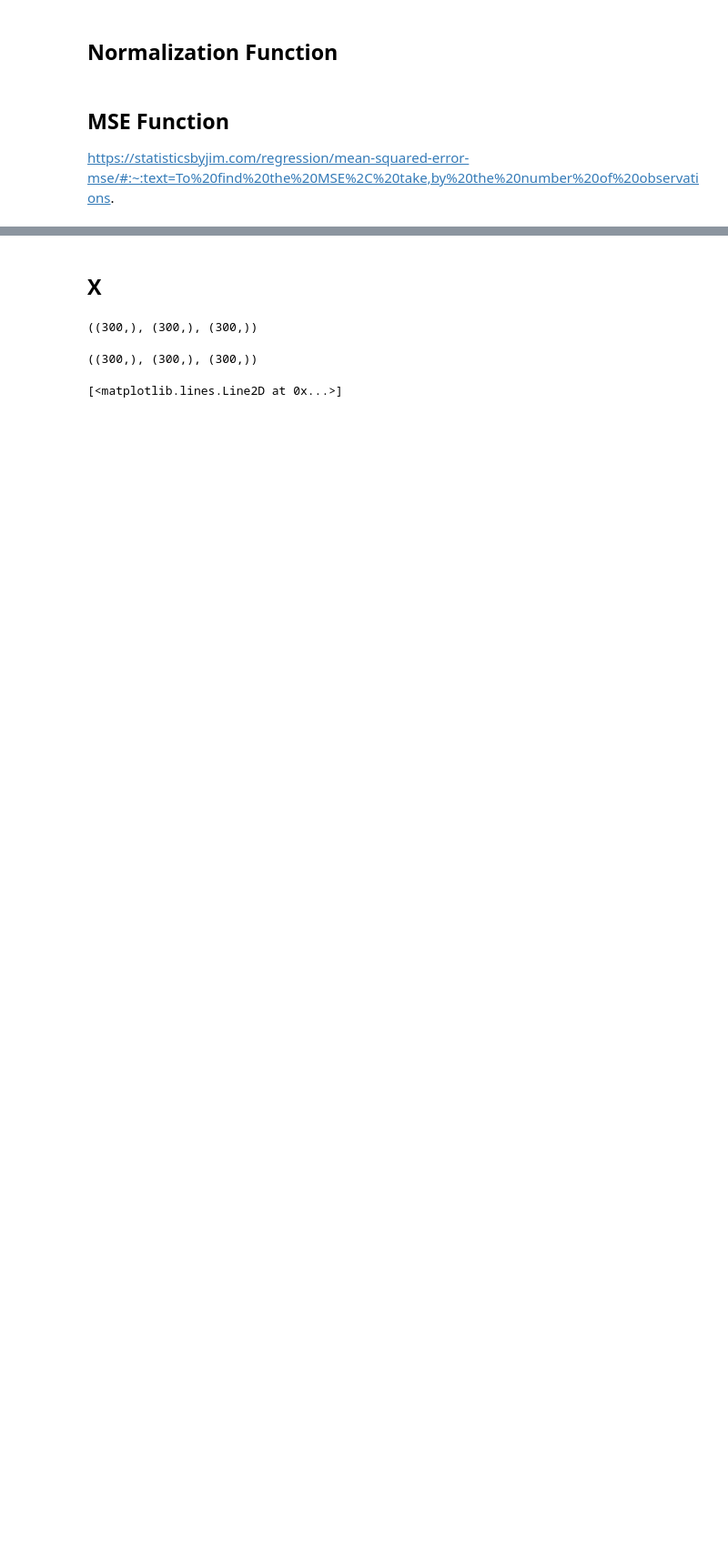
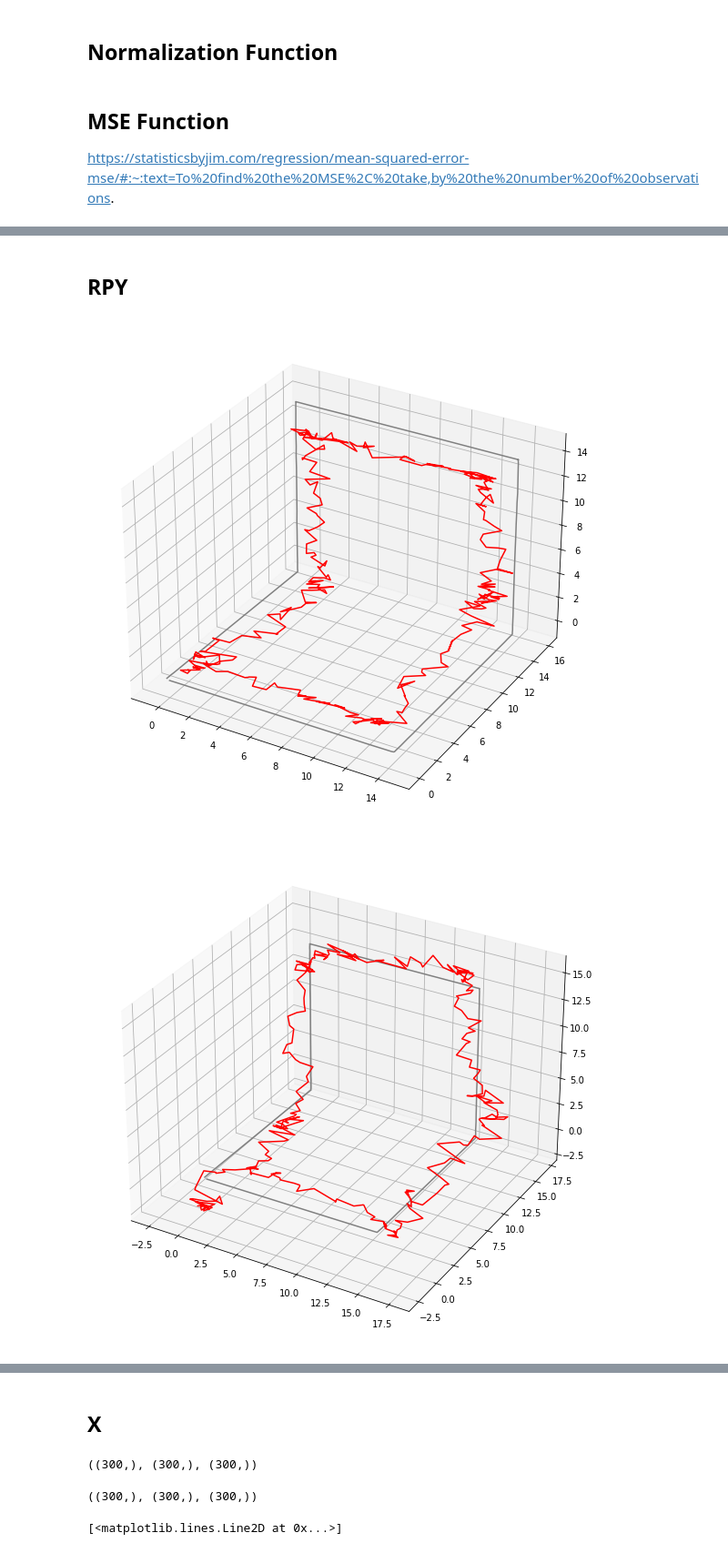
Before and after one commit to lenaNzrva/MSc_Thesis, a Jupyter notebook: PosOrientEval/ResultsAnalys.ipynb, the cells around one changed output, grey strips where cells are left out. Shown at 91% size. Saved outputs shown, nothing was run; the diff lists cells and outputs as text; code cells hidden in the pictures; blank space fills up the shorter version.

```diff
--- a/PosOrientEval/ResultsAnalys.ipynb
+++ b/PosOrientEval/ResultsAnalys.ipynb
@@ -45,0 +96,37 @@ def MSE(norm_x, norm_y, norm_z, gt_x, gt_y, gt_z, mode):
+# %% [markdown]
+## RPY
+# %%
+participants = [("RPY/Lena/hand1.npy", "RPY/Lena/robot1.npy"), ("RPY/Ildar/hand1.npy", "RPY/Ildar/robot1.npy"),
+                ("RPY/Andrew/hand1.npy", "RPY/Andrew/robot1.npy"), ("RPY/Lena/hand2.npy", "RPY/Lena/robot2.npy"),
+               ("RPY/Ildar/hand2.npy", "RPY/Ildar/robot2.npy"), ("RPY/Andrew/hand2.npy", "RPY/Andrew/robot2.npy")]
+# %%
+MSE_full = []
+
+for p in participants:
+
+    RPY = np.load(p[0])
+    gt_RPY = np.load(p[1])
+
+    R_gt = gt_RPY[:,2]* 180/np.pi
+    P_gt = gt_RPY[:,0] * 180/np.pi
+    Y_gt = gt_RPY[:,1]* 180/np.pi
+
+    R = RPY[:,0]
+    P = RPY[:,1]
+    Y = RPY[:,2]
+
+    norm_R, norm_P, norm_Y = norm(R,P,Y,R_gt,P_gt,Y_gt)
+
+    MSE_full.append(MSE(norm_R,norm_P,norm_Y, R_gt,P_gt,Y_gt, "degree"))
+
+    ax = plt.axes(projection='3d')
+    ax.plot3D(R_gt,P_gt,Y_gt, 'gray')
+    ax.plot3D(norm_R,norm_P,norm_Y, 'red')
+    ax.figure.set_size_inches(10,10)
+    plt.show()
+
+
+MSE_full = np.array(MSE_full)
+# %% [output]
+[figure, added]
+[figure, added]
```
Also changed, not shown: parts of 13 cells of this notebook, 14 other files.
